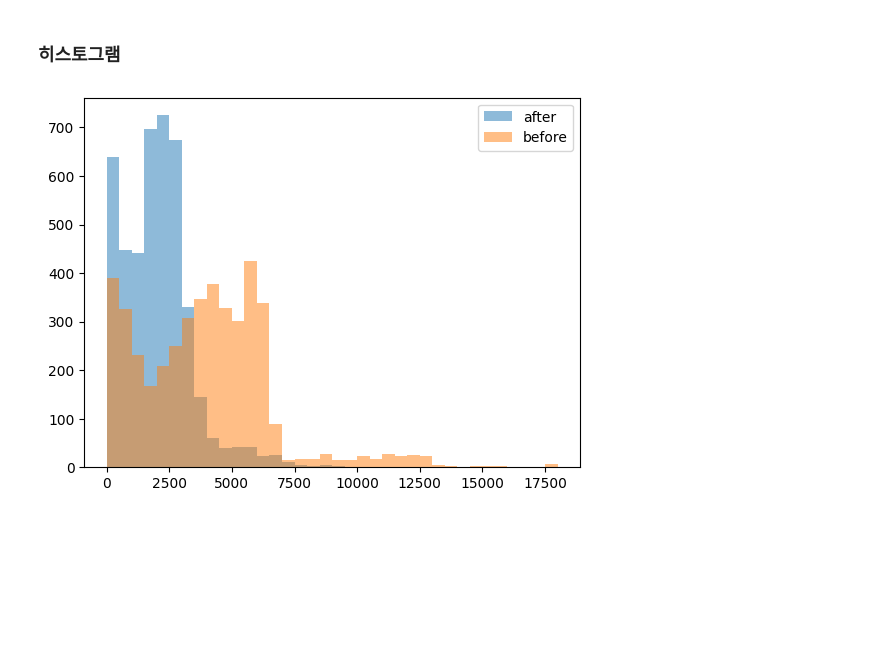
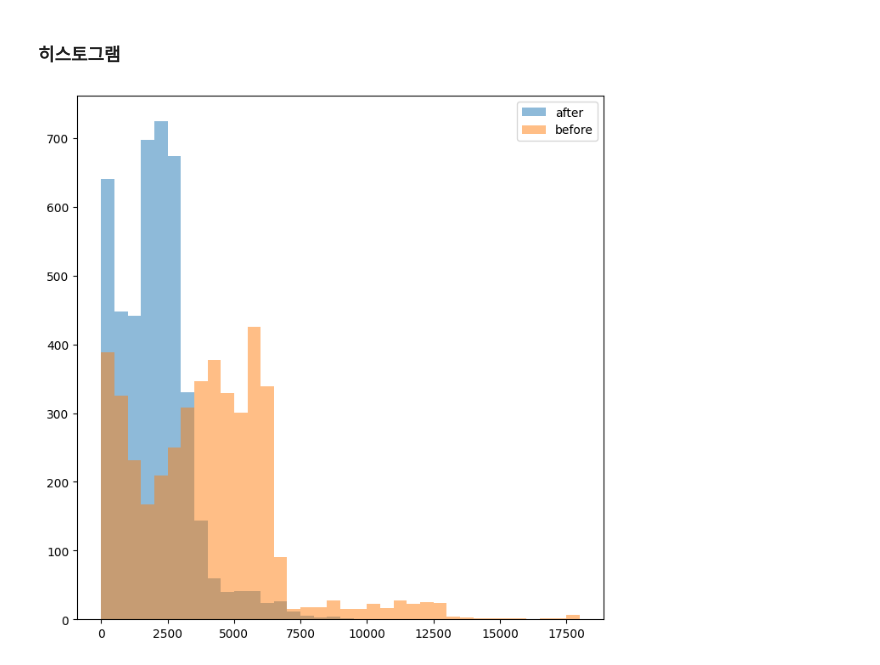
Before and after one commit to boostcampaitech5/level3_nlp_finalproject-nlp-07, a Jupyter notebook: filtering/notebook_filtering.ipynb, the cells around one changed output. Saved outputs shown, nothing was run; the diff lists cells and outputs as text; code cells hidden in the pictures; blank space fills up the shorter version.

```diff
--- a/filtering/notebook_filtering.ipynb
+++ b/filtering/notebook_filtering.ipynb
@@ -282,14 +282,16 @@ print(sorted(len_list))
 # %%
 left = min(len_list + ori_len_list)
 left = left // 100 * 100
 right = max(len_list + ori_len_list)
 right = (right // 100 + 1) * 100
 
 bins = range(left, right, 500)
 
+plt.figure(figsize=(8,8))
+
 plt.hist(len_list, bins, alpha=0.5, label="after")
 plt.hist(ori_len_list, bins, alpha=0.5, label="before")
 plt.legend(loc="upper right")
 plt.show()
 # %% [output]
-[figure, old version]
+[figure, new version]
```
